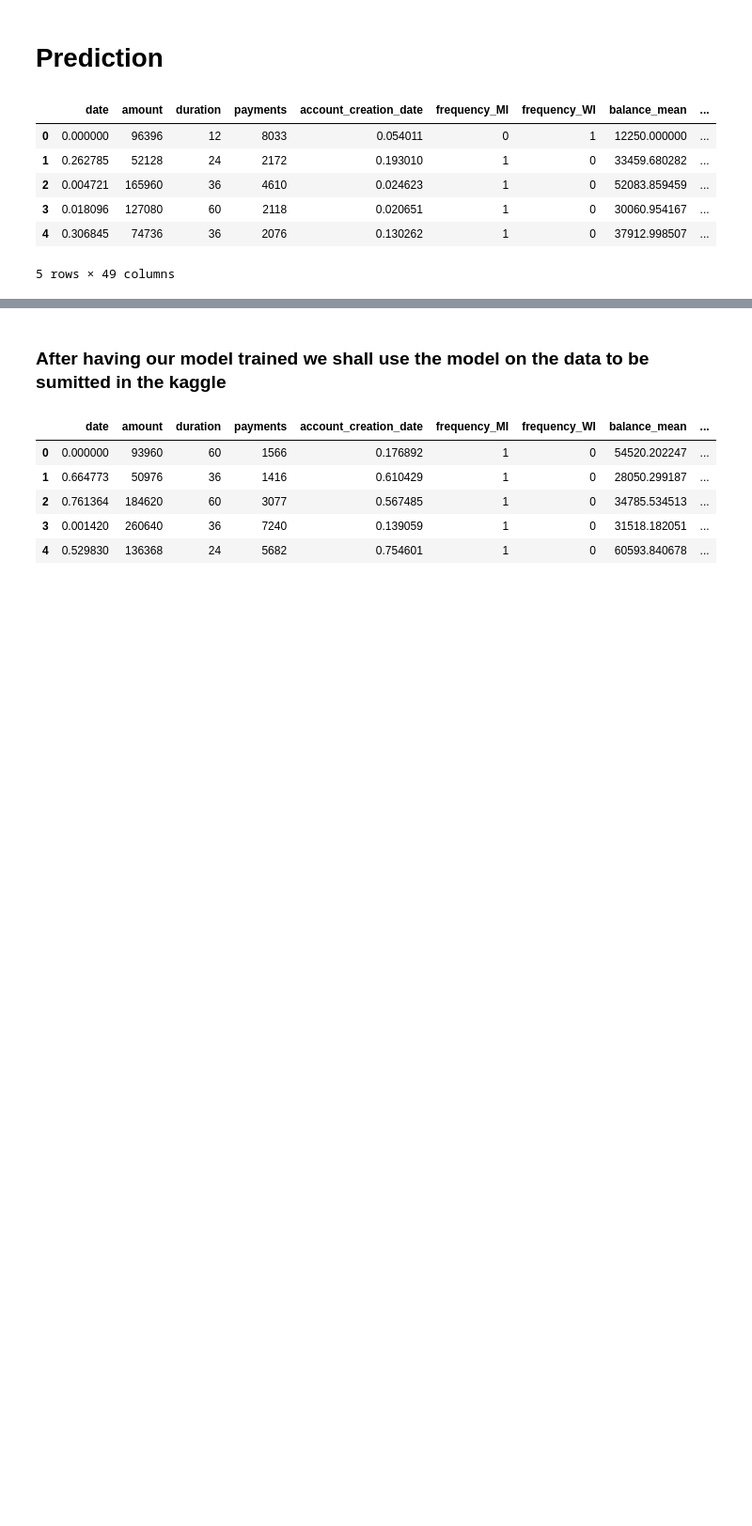
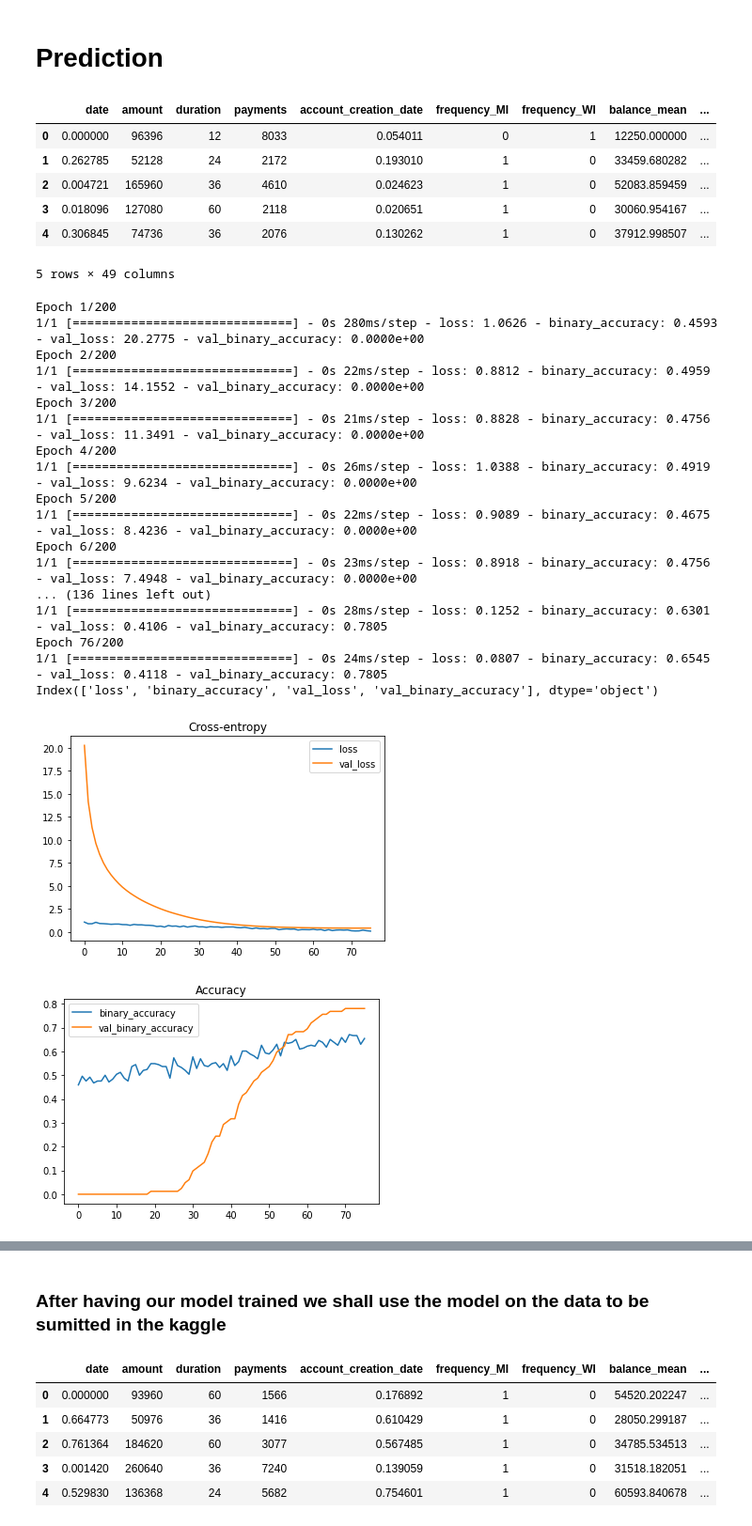
Before and after one commit to bluediberry/ECAC, a Jupyter notebook: prediction.ipynb, the cells around one changed output, grey strips where cells are left out. Shown at 94% size. Cells and saved outputs as stored; diff of their text form; code cells hidden in the pictures; blank space fills up the shorter version.

Commit message:
Tensorflow neural net added

```diff
--- a/prediction.ipynb
+++ b/prediction.ipynb
@@ -78,6 +80,86 @@ SEED = 42
 # Setting X and Y
 X = dataset.iloc[:, 0:STATUS_COL]
 y = dataset.iloc[:, [STATUS_COL]]
+# %%
+from tensorflow import keras
+from tensorflow.keras import layers
+from sklearn.model_selection import train_test_split
+
+auc_scores = []
+confusion_matrixes = []
+
+X_train, X_valid, y_train, y_valid = \
+    train_test_split(X, y, stratify=y, train_size=0.75)
+
+input_shape = [X_train.shape[1]]
+
+neurons = 25
+
+model = keras.Sequential([
+    layers.BatchNormalization(input_shape = input_shape),
+    layers.Dense(neurons, activation='relu'),
+    layers.BatchNormalization(),
+    layers.Dropout(0.3),
+    layers.Dense(neurons, activation='relu'),
+    layers.BatchNormalization(),
+    layers.Dropout(0.3),
+    layers.Dense(1, activation='sigmoid')
+])
+
+model.compile(
+    optimizer ='adam',
+    loss = 'binary_crossentropy',
+    metrics=['binary_accuracy'],
+)
+
+early_stopping = keras.callbacks.EarlyStopping(
+    patience=5,
+    min_delta=0.001,
+    restore_best_weights=True,
+)
+history = model.fit(
+    X_train, y_train,
+    validation_data=(X_valid, y_valid),
+    batch_size=512,
+    epochs=200,
+    callbacks=[early_stopping],
+)
+
+history_df = pd.DataFrame(history.history)
+print(history_df.columns)
+history_df.loc[:, ['loss', 'val_loss']].plot(title="Cross-entropy")
+history_df.loc[:, ['binary_accuracy', 'val_binary_accuracy']].plot(title="Accuracy")
+
+y_pred = model.predict(X_valid)
+
+y_pred[y_pred >= 0.5] = 1
+y_pred[y_pred < 0.5] = -1
+y_pred = y_pred.astype(int)
+fpr, tpr, _ = metrics.roc_curve(y_valid, y_pred)
+auc_scores.append(metrics.auc(fpr, tpr))
+confusion_matrixes.append(metrics.confusion_matrix(y_valid, y_pred).ravel())
+
+classifier = model
+# %% [output]
+Epoch 1/200
+1/1 [==============================] - 0s 280ms/step - loss: 1.0626 - binary_accuracy: 0.4593 - val_loss: 20.2775 - val_binary_accuracy: 0.0000e+00
+Epoch 2/200
+1/1 [==============================] - 0s 22ms/step - loss: 0.8812 - binary_accuracy: 0.4959 - val_loss: 14.1552 - val_binary_accuracy: 0.0000e+00
+Epoch 3/200
+1/1 [==============================] - 0s 21ms/step - loss: 0.8828 - binary_accuracy: 0.4756 - val_loss: 11.3491 - val_binary_accuracy: 0.0000e+00
+Epoch 4/200
+1/1 [==============================] - 0s 26ms/step - loss: 1.0388 - binary_accuracy: 0.4919 - val_loss: 9.6234 - val_binary_accuracy: 0.0000e+00
+Epoch 5/200
+1/1 [==============================] - 0s 22ms/step - loss: 0.9089 - binary_accuracy: 0.4675 - val_loss: 8.4236 - val_binary_accuracy: 0.0000e+00
+Epoch 6/200
+1/1 [==============================] - 0s 23ms/step - loss: 0.8918 - binary_accuracy: 0.4756 - val_loss: 7.4948 - val_binary_accuracy: 0.0000e+00
+... (136 lines left out)
+1/1 [==============================] - 0s 28ms/step - loss: 0.1252 - binary_accuracy: 0.6301 - val_loss: 0.4106 - val_binary_accuracy: 0.7805
+Epoch 76/200
+1/1 [==============================] - 0s 24ms/step - loss: 0.0807 - binary_accuracy: 0.6545 - val_loss: 0.4118 - val_binary_accuracy: 0.7805
+Index(['loss', 'binary_accuracy', 'val_loss', 'val_binary_accuracy'], dtype='object')
+[figure, added]
+[figure, added]
 # %%
 # Cross validation settings
 auc_scores = []
```
Also changed, not shown: parts of 5 cells of this notebook, 1 other file.
